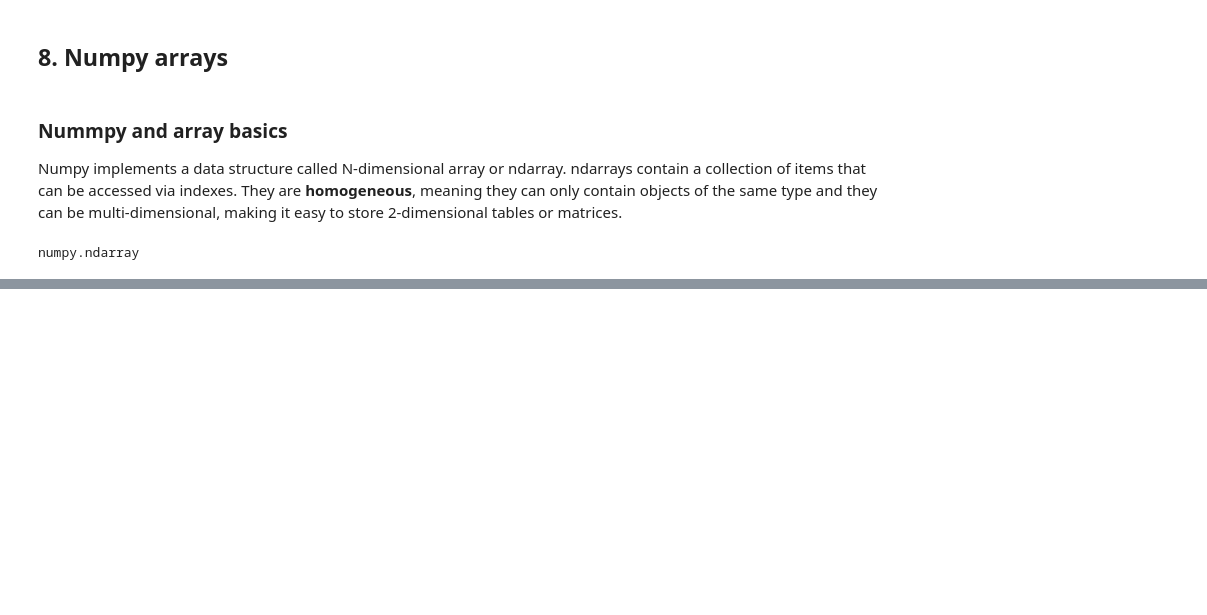
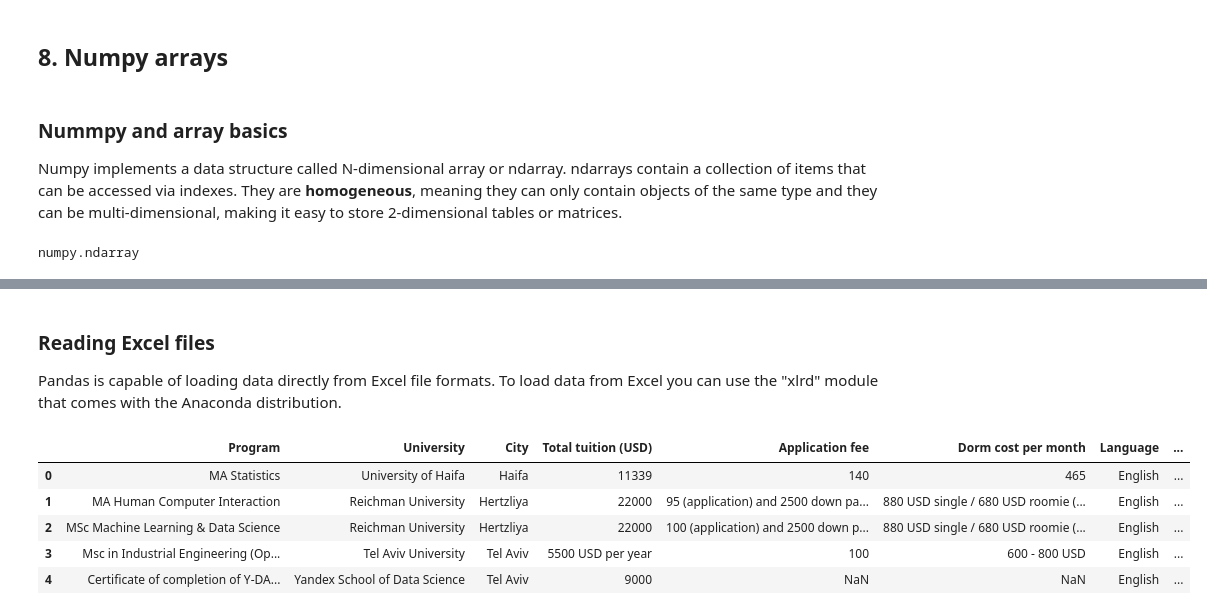
Before and after one commit to micaelasinger/PythonForDataAnalysis, a Jupyter notebook: Python for Data Analysis.ipynb, the cells around one changed output, grey strips where cells are left out. Drawn from its saved outputs; the diff is of its cells as text; code cells hidden in the pictures; blank space fills up the shorter version.

```diff
--- a/Python for Data Analysis.ipynb
+++ b/Python for Data Analysis.ipynb
@@ -634,0 +1393,16 @@ numpy.ndarray
+# %% [markdown]
+### Reading Excel files
+Pandas is capable of loading data directly from Excel file formats.
+To load data from Excel you can use the "xlrd" module that comes with the Anaconda distribution.
+# %%
+# Load data from an Excel file to a dataframe with pd.read_excel() supplying the file path and the name of the worksheet
+draft = pd.read_excel("C://Users//Micaela Rodriguez//Documents//Alia//Documentos Alia//Master//Costos.xlsx",
+                     sheet_name = "Hoja1")  # Add name of the sheet
+draft.head(6)
+# %% [output]
+|  | Program | University | City | Total tuition (USD) | Application fee | Dorm cost per month | Language | ... |
+| 0 | MA Statistics | University of Haifa | Haifa | 11339 | 140 | 465 | English | ... |
+| 1 | MA Human Computer Interaction | Reichman University | Hertzliya | 22000 | 95 (application) and 2500 down pa... | 880 USD single / 680 USD roomie (... | English | ... |
+| 2 | MSc Machine Learning & Data Science | Reichman University | Hertzliya | 22000 | 100 (application) and 2500 down p... | 880 USD single / 680 USD roomie (... | English | ... |
+| 3 | Msc in Industrial Engineering (Op... | Tel Aviv University | Tel Aviv | 5500 USD per year | 100 | 600 - 800 USD | English | ... |
+| 4 | Certificate of completion of Y-DA... | Yandex School of Data Science | Tel Aviv | 9000 | NaN | NaN | English | ... |
```
Also changed, not shown: parts of 107 cells of this notebook, 3 other files.
